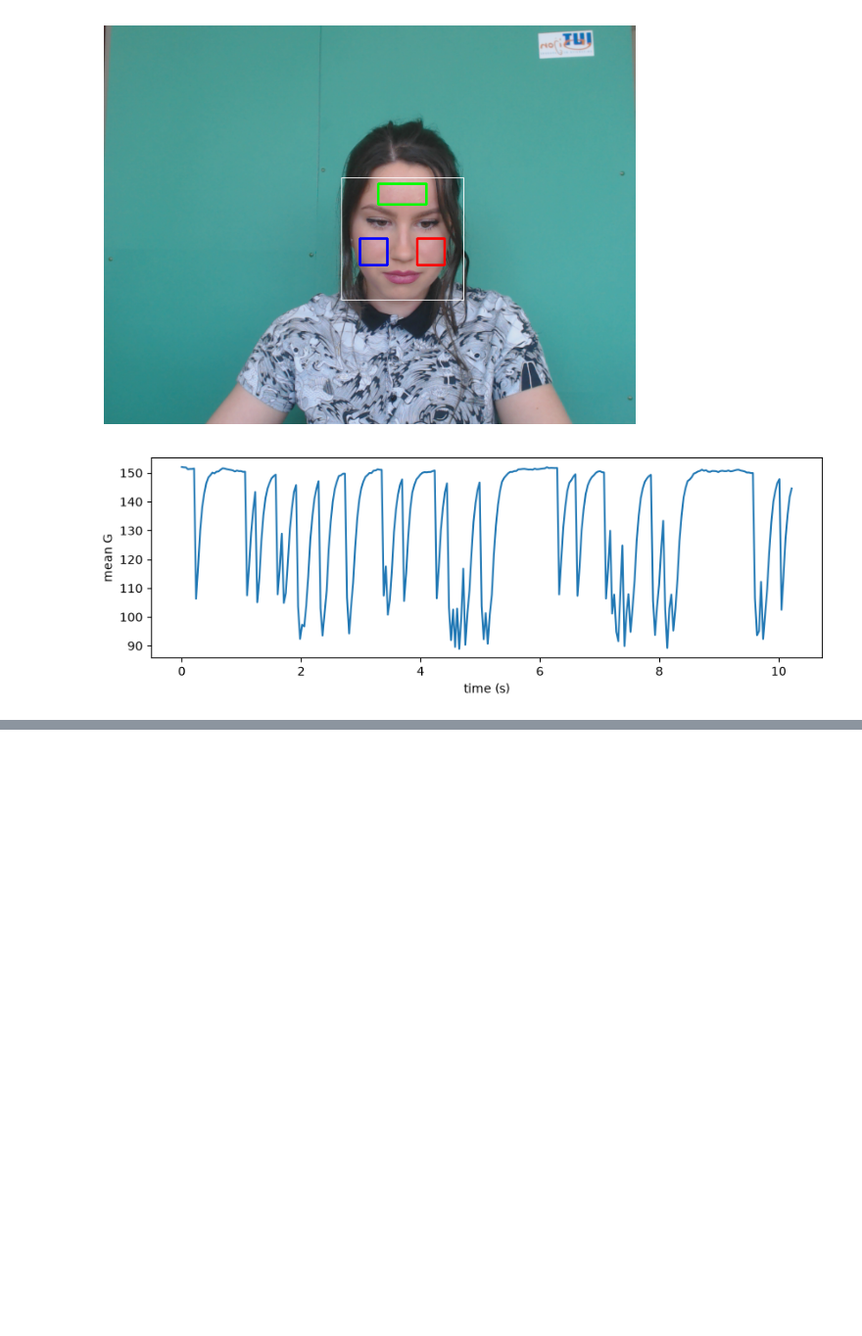
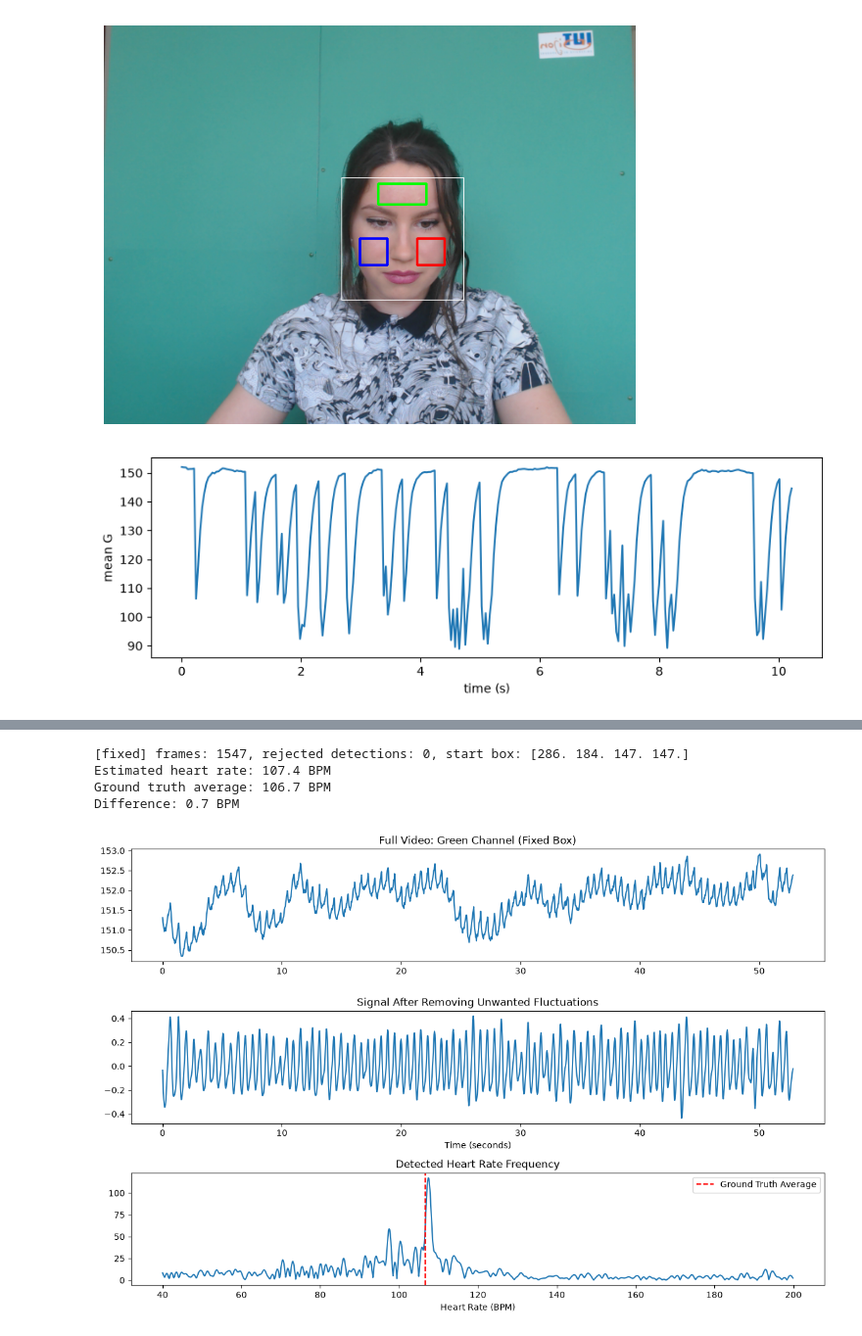
Before and after one commit to DuaShafiq123/HealthSync.ai, a Jupyter notebook: explore.ipynb, the cells around one changed output, grey strips where cells are left out. Shown at 98% size. Cells and saved outputs as stored; diff of their text form; code cells hidden in the pictures; blank space fills up the shorter version.

```diff
--- a/explore.ipynb
+++ b/explore.ipynb
@@ -66,0 +131,57 @@ face detected fraction: 1.0
+# %%
+from scipy.signal import butter, filtfilt
+
+def keep_heart_waves(x, fs, low=0.7, high=4.0):
+    b, a = butter(3, [low / (fs / 2), high / (fs / 2)], btype="band")
+    return filtfilt(b, a, x)
+
+def find_bpm(x, fs, low=0.7, high=4.0):
+    x = x - np.mean(x)
+    n = 8 * len(x)
+    freqs = np.fft.rfftfreq(n, d=1 / fs)
+    power = np.abs(np.fft.rfft(x, n=n))
+    ok = (freqs >= low) & (freqs <= high)
+    best = freqs[ok][np.argmax(power[ok])]
+    return best * 60, freqs, power
+
+# 1) Process the full video using a fixed box
+df_full_fixed = extract_rgb_v2(VIDEO_PATH, max_frames=None, mode="fixed")
+fs = info["fps"]
+g = df_full_fixed["combined_G"].values
+
+# 2) Remove unwanted fluctuations
+g_clean = keep_heart_waves(g, fs)
+
+# 3) Calculate heart rate
+bpm, freqs, power = find_bpm(g_clean, fs)
+
+print(f"Estimated heart rate: {bpm:.1f} BPM")
+print(f"Ground truth average: {gt['hr'].mean():.1f} BPM")
+print(f"Difference: {abs(bpm - gt['hr'].mean()):.1f} BPM")
+
+# 4) Plot all three graphs
+fig, ax = plt.subplots(3, 1, figsize=(12, 8))
+
+ax[0].plot(df_full_fixed["time_s"], g)
+ax[0].set_title("Full Video: Green Channel (Fixed Box)")
+
+ax[1].plot(df_full_fixed["time_s"], g_clean)
+ax[1].set_title("Signal After Removing Unwanted Fluctuations")
+ax[1].set_xlabel("Time (seconds)")
+
+m = (freqs * 60 >= 40) & (freqs * 60 <= 200)
+
+ax[2].plot(freqs[m] * 60, power[m])
+ax[2].axvline(gt["hr"].mean(), color="red", linestyle="--", label="Ground Truth Average")
+ax[2].set_title("Detected Heart Rate Frequency")
+ax[2].set_xlabel("Heart Rate (BPM)")
+ax[2].legend()
+
+plt.tight_layout()
+plt.show()
+# %% [output]
+[fixed] frames: 1547, rejected detections: 0, start box: [286. 184. 147. 147.]
+Estimated heart rate: 107.4 BPM
+Ground truth average: 106.7 BPM
+Difference: 0.7 BPM
+[figure, added]
```
Also changed, not shown: parts of 18 cells of this notebook.
